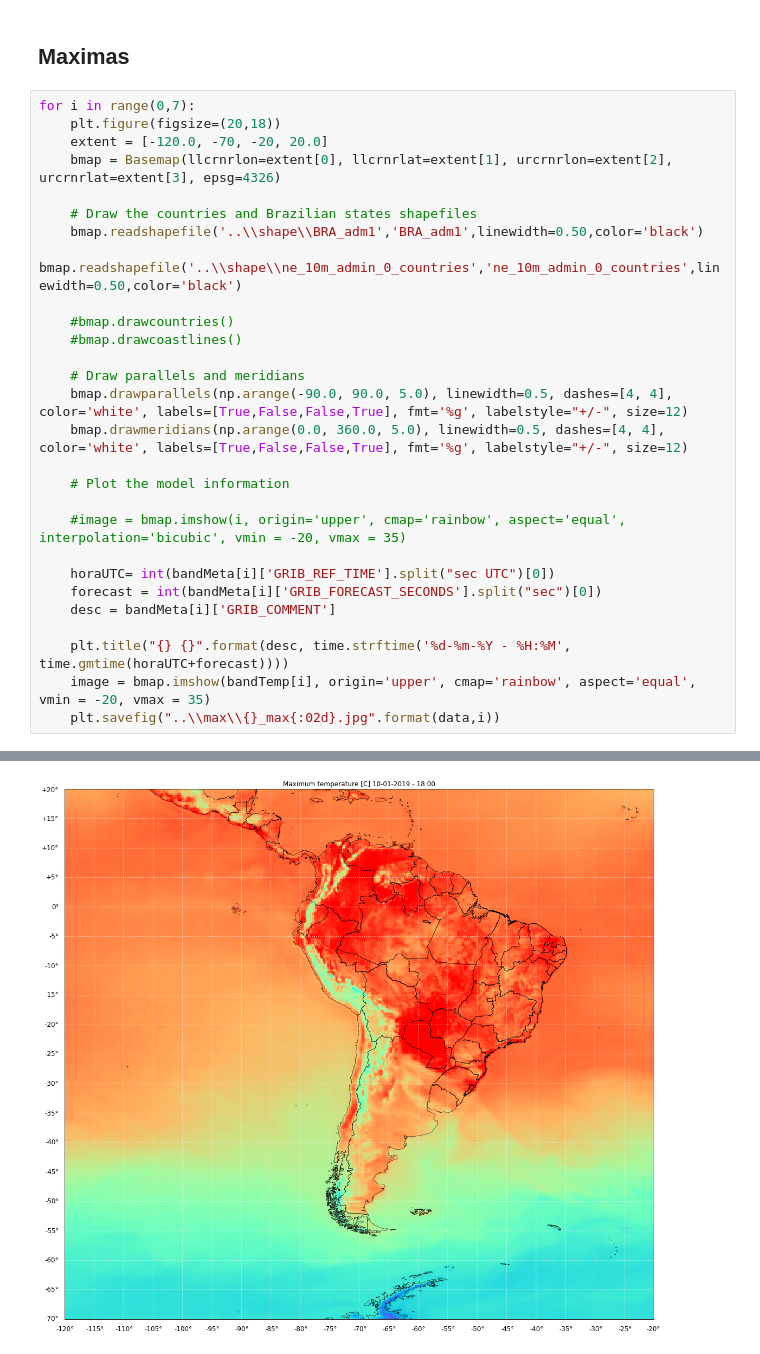
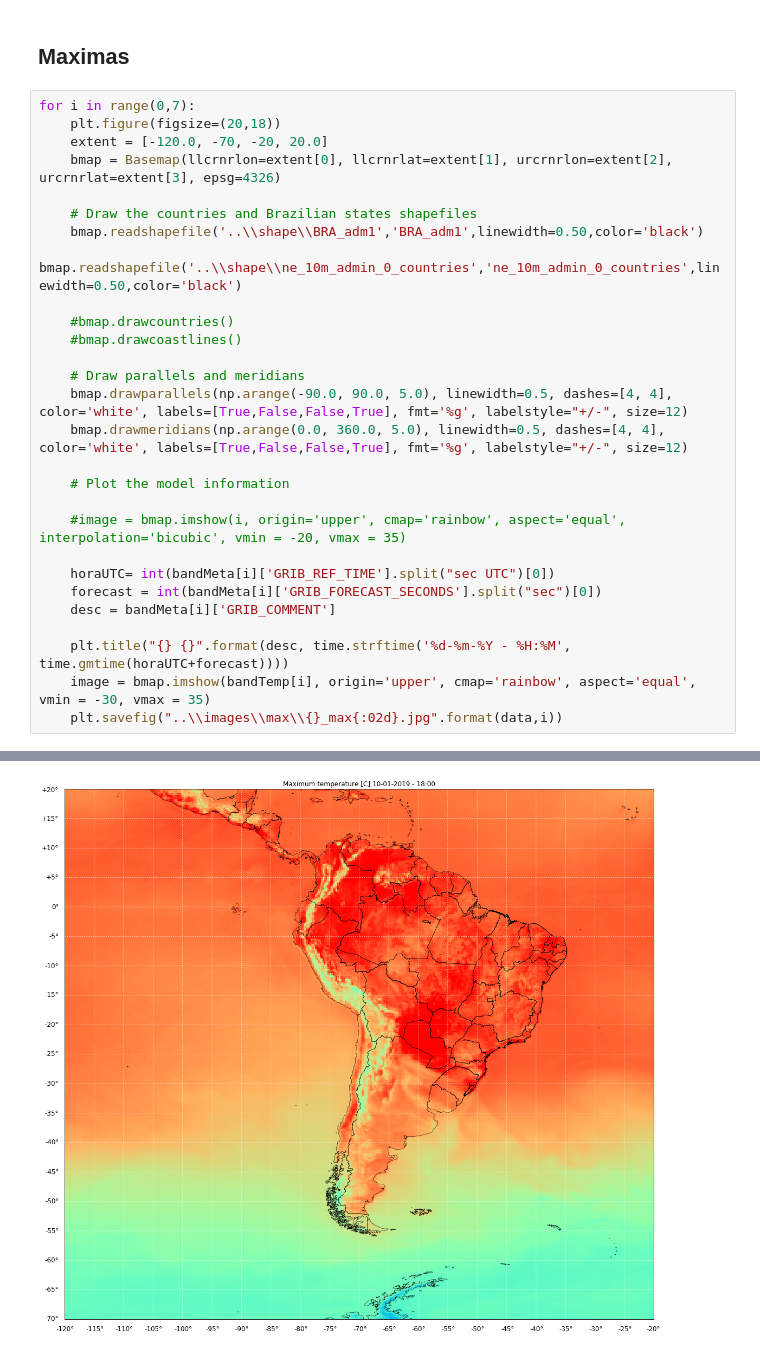
Before and after one commit to ficosta/PrevisaoTempo, a Jupyter notebook: notebook/MaxMin.ipynb, the cells around one changed output, grey strips where cells are left out. Drawn from its saved outputs; the diff is of its cells as text.

```diff
--- a/notebook/MaxMin.ipynb
+++ b/notebook/MaxMin.ipynb
@@ -104,6 +104,6 @@ for i in range(0,7):
     desc = bandMeta[i]['GRIB_COMMENT']
 
     plt.title("{} {}".format(desc, time.strftime('%d-%m-%Y - %H:%M', time.gmtime(horaUTC+forecast))))
-    image = bmap.imshow(bandTemp[i], origin='upper', cmap='rainbow', aspect='equal', vmin = -20, vmax = 35)
-    plt.savefig("..\\max\\{}_max{:02d}.jpg".format(data,i))
+    image = bmap.imshow(bandTemp[i], origin='upper', cmap='rainbow', aspect='equal', vmin = -30, vmax = 35)
+    plt.savefig("..\\images\\max\\{}_max{:02d}.jpg".format(data,i))
 # %% [output]
@@ -116 +116 @@ for i in range(0,7):
-[figure, old version]
+[figure, new version]
```
Also changed, not shown: parts of 5 cells of this notebook, 21 other files.
